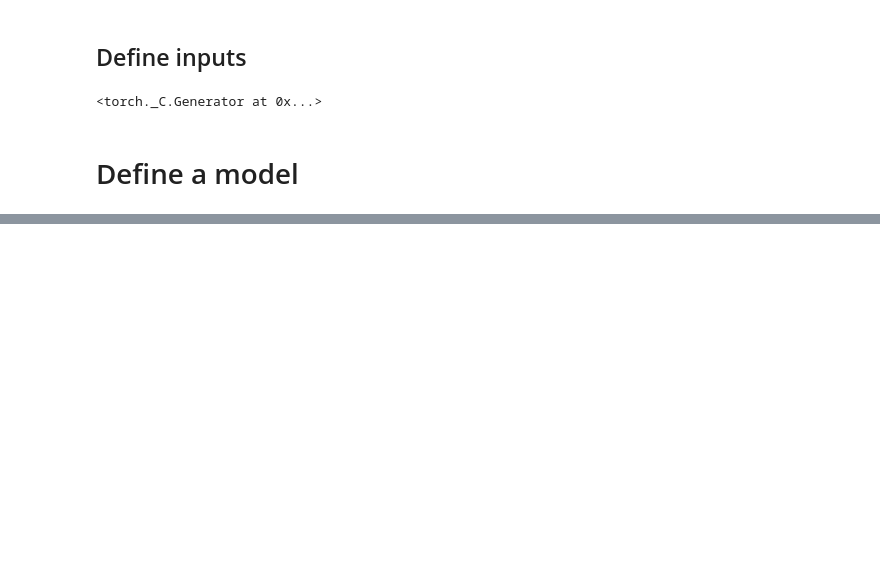
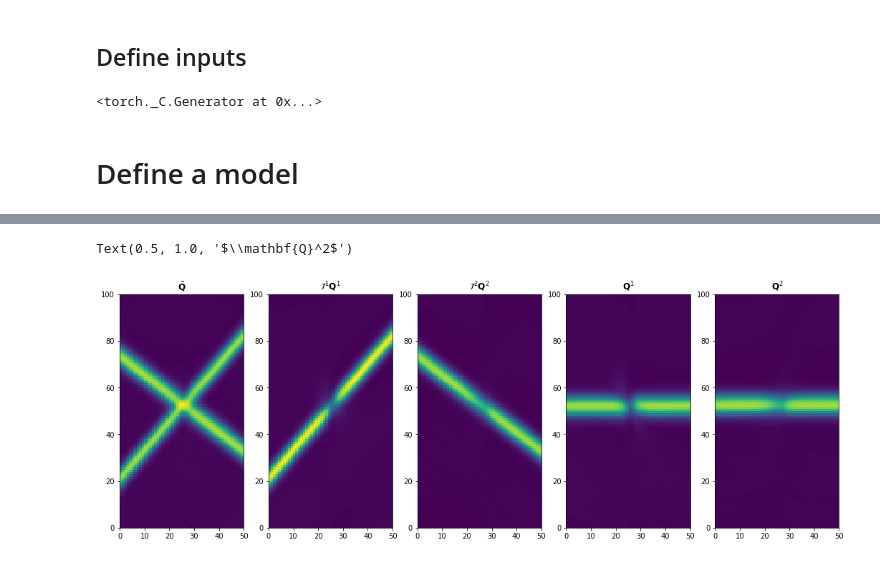
Before and after one commit to beatazor/low-rank-transport, a Jupyter notebook: notebooks/Shape_shift_NN_nuclear_norm.ipynb, the cells around one changed output, grey strips where cells are left out. Saved outputs shown, nothing was run; the diff lists cells and outputs as text; code cells hidden in the pictures; blank space fills up the shorter version.

```diff
--- a/notebooks/Shape_shift_NN_nuclear_norm.ipynb
+++ b/notebooks/Shape_shift_NN_nuclear_norm.ipynb
@@ -168,9 +174,9 @@ for i in range(Nx-1):
     D[i, i] = -1
     D[i, i+1] = 1
 # %%
-num_epochs = 10_000
-lambda_k = 0.001
-lambda_tv = 0.001
+num_epochs = 30_000
+lambda_k = 0.5
+lambda_tv = 0.01
 
 for epoch in range(num_epochs + 1):
     x, t = inputs_tensor[:, 0:1], inputs_tensor[:, 1:2]
@@ -183,10 +189,10 @@ for epoch in range(num_epochs + 1):
     nuclear_loss_q2 = NuclearNormAutograd.apply(f2_full_nos.view(Nx, Nt))
     nuclear_loss = lambda_k*(nuclear_loss_q1 + nuclear_loss_q2)
 
-    finite_diff_result = D@f1_full_nos.view(Nx, Nt) + D@f2_full_nos.view(Nx, Nt)
-    TV = lambda_tv*torch.norm(finite_diff_result, 'fro')**2
+    #finite_diff_result = D@f1_full_nos.view(Nx, Nt) + D@f2_full_nos.view(Nx, Nt)
+    #TV = lambda_tv*torch.norm(finite_diff_result, 'fro')**2
 
-    total_loss = frobenius_loss + nuclear_loss + TV
+    total_loss = frobenius_loss + nuclear_loss #+ TV
 
     total_loss.backward(retain_graph=True)
     optimizer.step()
@@ -197,5 +203,5 @@ for epoch in range(num_epochs + 1):
     if epoch % 100 == 0:
         print(
             f'Epoch {epoch}/{num_epochs}, Frob Loss: {frobenius_loss.item()}, Nuclear Loss: {nuclear_loss.item()}, Total loss: {total_loss.item()},'
-            f'Coefficients_1:{[coefficients2[::-1][i] for i in range(len(coefficients1))]}{-shift_coeffs1}, Coefficients_2:{[coefficients1[::-1][i] for i in range(len(coefficients2))]}{-shift_coeffs2}')
+            f'Coefficients_1:{[coefficients2[::-1][i] for i in range(len(coefficients2))]}{-shift_coeffs1}, Coefficients_2:{[coefficients1[::-1][i] for i in range(len(coefficients1))]}{-shift_coeffs2}')
 # %% [output]
@@ -258,0 +229,40 @@ Text(0, 0.5, 'Position ($x_i$)')
+# %%
+# with TV lambda=0.01
+#0.01
+
+fig, axs = plt.subplots(1, 5, figsize=(18, 6))
+vmin = np.min(Q_tilde)
+vmax = np.max(Q_tilde)
+
+#Qtilde
+axs[0].pcolor(Q_tilde, vmin=vmin, vmax=vmax)
+axs[0].set_title(r"$\tilde{\mathbf{Q}}$")
+#axs[0].set_xlabel('$t_j$)')
+#axs[0].set_ylabel('Position ($x_i$)')
+
+# f^1
+axs[1].pcolor(f1_full.view(Nx, Nt).detach().numpy(), vmin=vmin)
+axs[1].set_title(r"$\mathcal{T}^1\mathbf{Q}^1$")
+#axs[1].set_xlabel('Time ($t_j$)')
+#axs[1].set_ylabel('Position ($x_i$)')
+
+# f^2
+axs[2].pcolor(f2_full.view(Nx,Nt).detach().numpy(), vmin=vmin, vmax=vmax)
+axs[2].set_title(r"$\mathcal{T}^2\mathbf{Q}^2$")
+#axs[2].set_xlabel('Time ($t_j$)')
+#axs[2].set_ylabel('Position ($x_i$)')
+
+# f^1
+axs[3].pcolor(f1_full_nos.view(Nx,Nt).detach().numpy(), vmin=vmin, vmax=vmax)
+axs[3].set_title(r"$\mathbf{Q}^1$")
+#axs[3].set_xlabel('Time ($t_j$)')
+#axs[3].set_ylabel('Position ($x_i$)')
+
+# f^2
+axs[4].pcolor(f2_full_nos.view(Nx,Nt).detach().numpy(), vmin=vmin, vmax=vmax)
+axs[4].set_title(r"$\mathbf{Q}^2$")
+#axs[4].set_xlabel('Time ($t_j$)')
+#axs[4].set_ylabel('Position ($x_i$)')
+# %% [output]
+Text(0.5, 1.0, '$\\mathbf{Q}^2$')
+[figure, added]
```
Also changed, not shown: parts of 6 cells of this notebook, 1 other file.
